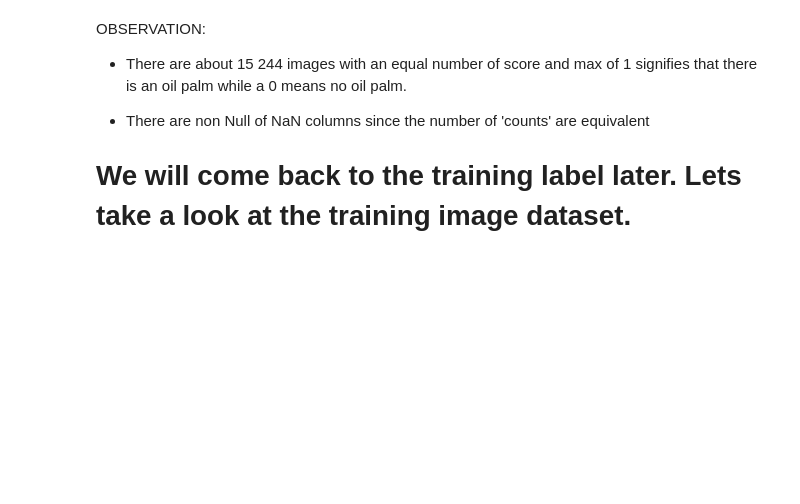
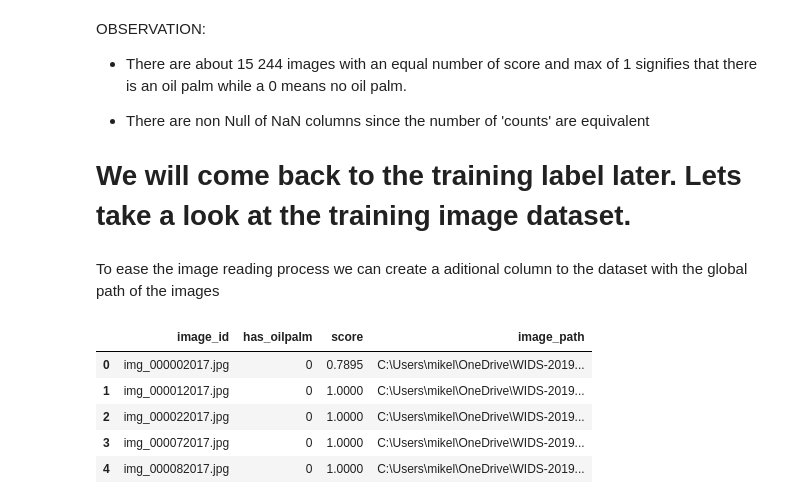
Before and after one commit to amysudarat/KaggleProject, a Jupyter notebook: WIDS-Intro and background.ipynb, the cells around one changed output. Drawn from its saved outputs; the diff is of its cells as text; code cells hidden in the pictures; blank space fills up the shorter version.

```diff
--- a/WIDS-Intro and background.ipynb
+++ b/WIDS-Intro and background.ipynb
@@ -115,0 +123,12 @@ train_image =
+# %% [markdown]
+To ease the image reading process we can create a aditional column to the dataset with the global path of the images
+# %%
+data['image_path'] = [os.path.join(img_train_path,oilpalm) for oilpalm in data['image_id']]
+data.head()
+# %% [output]
+|  | image_id | has_oilpalm | score | image_path |
+| 0 | img_000002017.jpg | 0 | 0.7895 | C:\Users\mikel\OneDrive\WIDS-2019... |
+| 1 | img_000012017.jpg | 0 | 1.0000 | C:\Users\mikel\OneDrive\WIDS-2019... |
+| 2 | img_000022017.jpg | 0 | 1.0000 | C:\Users\mikel\OneDrive\WIDS-2019... |
+| 3 | img_000072017.jpg | 0 | 1.0000 | C:\Users\mikel\OneDrive\WIDS-2019... |
+| 4 | img_000082017.jpg | 0 | 1.0000 | C:\Users\mikel\OneDrive\WIDS-2019... |
```
Also changed, not shown: parts of 6 cells of this notebook.
